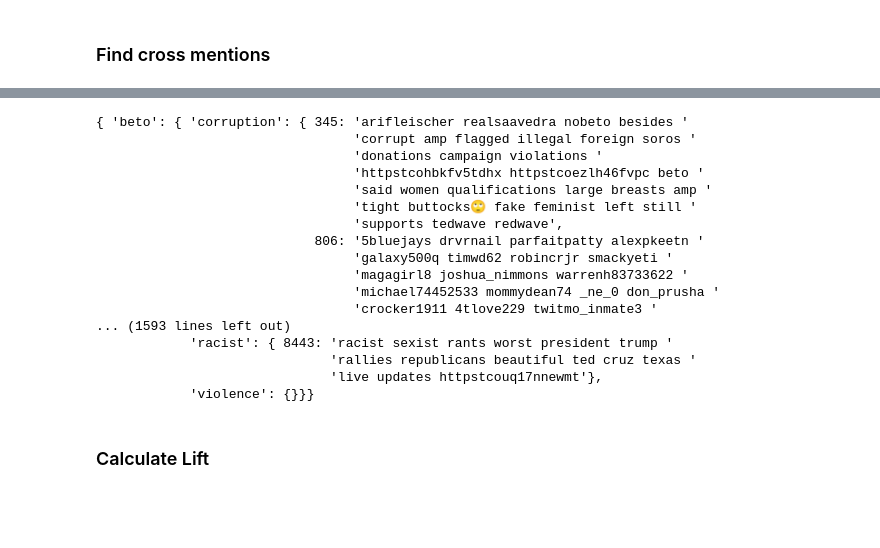
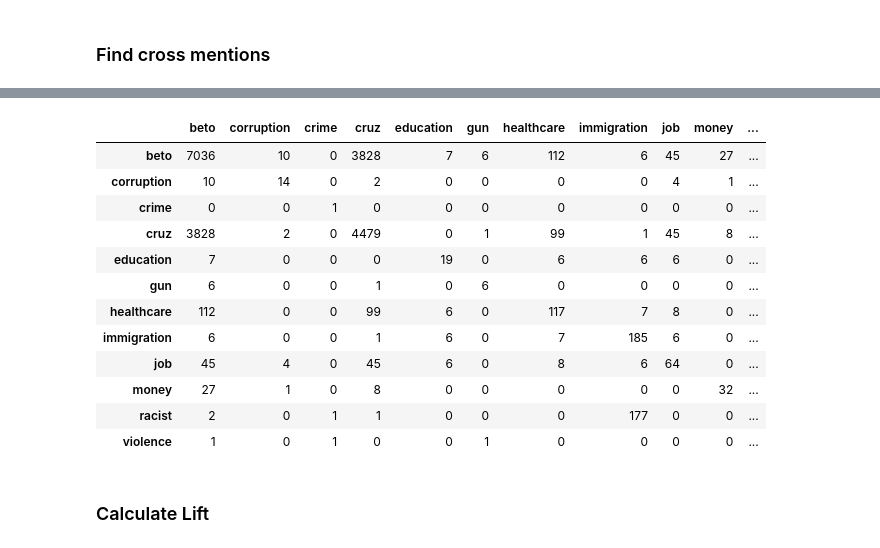
Before and after one commit to BrianPetersonHub/UGCA_Project2, a Jupyter notebook: UGCA_Project2_1023.ipynb, the cells around one changed output, grey strips where cells are left out. Saved outputs shown, nothing was run; the diff lists cells and outputs as text; code cells hidden in the pictures; blank space fills up the shorter version.

```diff
--- a/UGCA_Project2_1023.ipynb
+++ b/UGCA_Project2_1023.ipynb
@@ -237,5 +238,13 @@ for i in candidates:
     cross_candidates_issues[i] = dict()
     for j in issues:
         cross_candidates_issues[i][j] = dict()
+    for j in candidates:
+        cross_candidates_issues[i][j] = dict()
+for i in issues:
+    cross_candidates_issues[i] = dict()
+    for j in issues:
+        cross_candidates_issues[i][j] = dict()
+    for j in candidates:
+        cross_candidates_issues[i][j] = dict()
 pp.pprint(cross_candidates_issues)
 # %% [output]
@@ -262,27 +268,16 @@ pp.pprint(cross_candidates_issues)
-# %%
-for i in candidates:  #for every candidate
-    for j in issues:  # then for every issue
-        for k in issues[j]:
-            for l in word_tokenize(issues[j][k]):
-                if l == i:
-                    cross_candidates_issues[i][j][k] = issues[j][k]
-                    break
-pp.pprint(cross_candidates_issues)
-# %% [output]
-{ 'beto': { 'corruption': { 345: 'arifleischer realsaavedra nobeto besides '
-                                 'corrupt amp flagged illegal foreign soros '
-                                 'donations campaign violations '
-                                 'httpstcohbkfv5tdhx httpstcoezlh46fvpc beto '
-                                 'said women qualifications large breasts amp '
-                                 'tight buttocks🙄 fake feminist left still '
-                                 'supports tedwave redwave',
-                            806: '5bluejays drvrnail parfaitpatty alexpkeetn '
-                                 'galaxy500q timwd62 robincrjr smackyeti '
-                                 'magagirl8 joshua_nimmons warrenh83733622 '
-                                 'michael74452533 mommydean74 _ne_0 don_prusha '
-                                 'crocker1911 4tlove229 twitmo_inmate3 '
-... (1593 lines left out)
-            'racist': { 8443: 'racist sexist rants worst president trump '
-                              'rallies republicans beautiful ted cruz texas '
-                              'live updates httpstcouq17nnewmt'},
-            'violence': {}}}
+# %%
+for i in cross_candidates_issues:
+    for j in cross_candidates_issues[i]:
+        if i in candidates:
+            tweets_mentioning1 = set(candidates[i].keys())
+        elif i in issues:
+            tweets_mentioning1 = set(issues[i].keys())
+
+        if j in candidates:
+            tweets_mentioning2 = set(candidates[j].keys())
+        elif j in issues:
+            tweets_mentioning2 = set(issues[j].keys())
+
+        num_same_tweets = len(tweets_mentioning1.intersection(tweets_mentioning2))
+
+        cross_candidates_issues[i][j] = num_same_tweets
@@ -289,2 +292,20 @@ pp.pprint(cross_candidates_issues)
+# %%
+#shows the counts of each tweet
+df_count_matrix = pd.DataFrame(matrix, columns=sorted_keys, index=sorted_keys)
+df_count_matrix
+# %% [output]
+|  | beto | corruption | crime | cruz | education | gun | healthcare | immigration | job | money | ... |
+| beto | 7036 | 10 | 0 | 3828 | 7 | 6 | 112 | 6 | 45 | 27 | ... |
+| corruption | 10 | 14 | 0 | 2 | 0 | 0 | 0 | 0 | 4 | 1 | ... |
+| crime | 0 | 0 | 1 | 0 | 0 | 0 | 0 | 0 | 0 | 0 | ... |
+| cruz | 3828 | 2 | 0 | 4479 | 0 | 1 | 99 | 1 | 45 | 8 | ... |
+| education | 7 | 0 | 0 | 0 | 19 | 0 | 6 | 6 | 6 | 0 | ... |
+| gun | 6 | 0 | 0 | 1 | 0 | 6 | 0 | 0 | 0 | 0 | ... |
+| healthcare | 112 | 0 | 0 | 99 | 6 | 0 | 117 | 7 | 8 | 0 | ... |
+| immigration | 6 | 0 | 0 | 1 | 6 | 0 | 7 | 185 | 6 | 0 | ... |
+| job | 45 | 4 | 0 | 45 | 6 | 0 | 8 | 6 | 64 | 0 | ... |
+| money | 27 | 1 | 0 | 8 | 0 | 0 | 0 | 0 | 0 | 32 | ... |
+| racist | 2 | 0 | 1 | 1 | 0 | 0 | 0 | 177 | 0 | 0 | ... |
+| violence | 1 | 0 | 1 | 0 | 0 | 1 | 0 | 0 | 0 | 0 | ... |
 # %% [markdown]
 ### Calculate Lift
```
Also changed, not shown: parts of 12 cells of this notebook.
